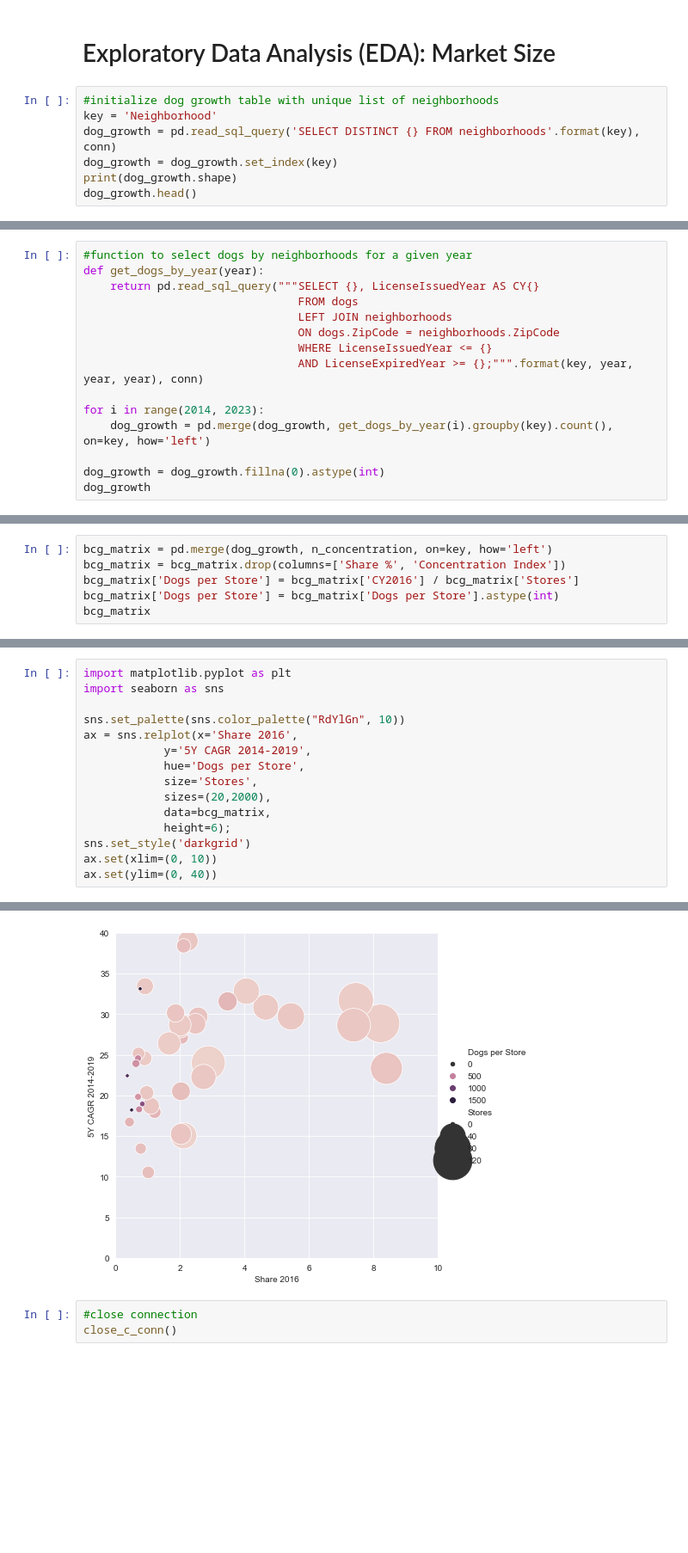
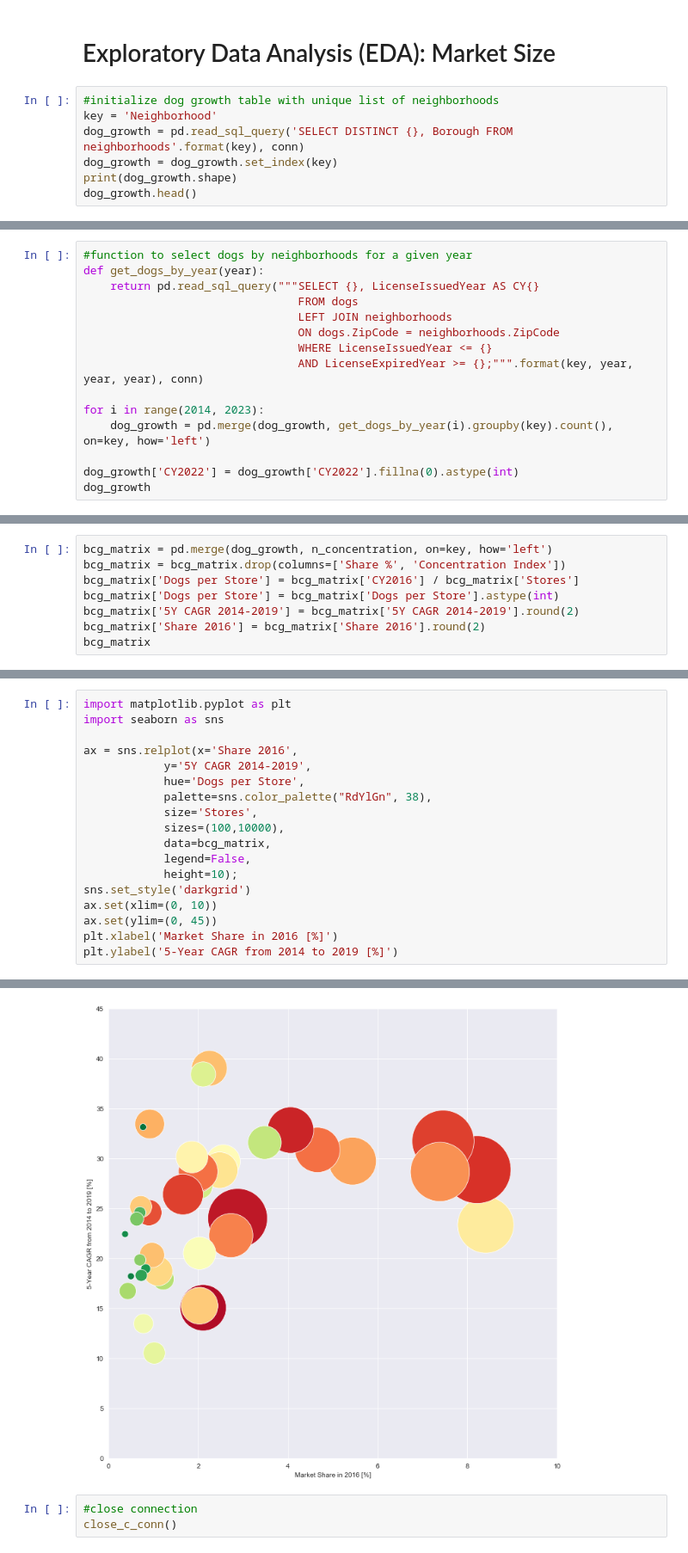
Before and after one commit to acdick/framing_data_with_dataframes, a Jupyter notebook: Source/04_Exploratory_Data_Analysis.ipynb, the cells around one changed output, grey strips where cells are left out. Shown at 86% size. Saved outputs shown, nothing was run; the diff lists cells and outputs as text; blank space fills up the shorter version.

```diff
--- a/Source/04_Exploratory_Data_Analysis.ipynb
+++ b/Source/04_Exploratory_Data_Analysis.ipynb
@@ -113,7 +115,7 @@ HHI_neighborhood
 # %%
 #initialize dog growth table with unique list of neighborhoods
 key = 'Neighborhood'
-dog_growth = pd.read_sql_query('SELECT DISTINCT {} FROM neighborhoods'.format(key), conn)
+dog_growth = pd.read_sql_query('SELECT DISTINCT {}, Borough FROM neighborhoods'.format(key), conn)
 dog_growth = dog_growth.set_index(key)
 print(dog_growth.shape)
 dog_growth.head()
@@ -139,6 +141,6 @@ def get_dogs_by_year(year):
 for i in range(2014, 2023):
     dog_growth = pd.merge(dog_growth, get_dogs_by_year(i).groupby(key).count(), on=key, how='left')
 
-dog_growth = dog_growth.fillna(0).astype(int)
+dog_growth['CY2022'] = dog_growth['CY2022'].fillna(0).astype(int)
 dog_growth
 # %% [output]
@@ -227,5 +230,7 @@ bcg_matrix = pd.merge(dog_growth, n_concentration, on=key, how='left')
 bcg_matrix = bcg_matrix.drop(columns=['Share %', 'Concentration Index'])
 bcg_matrix['Dogs per Store'] = bcg_matrix['CY2016'] / bcg_matrix['Stores']
 bcg_matrix['Dogs per Store'] = bcg_matrix['Dogs per Store'].astype(int)
+bcg_matrix['5Y CAGR 2014-2019'] = bcg_matrix['5Y CAGR 2014-2019'].round(2)
+bcg_matrix['Share 2016'] = bcg_matrix['Share 2016'].round(2)
 bcg_matrix
 # %% [output]
@@ -250,15 +267,18 @@ bcg_matrix
 import matplotlib.pyplot as plt
 import seaborn as sns
 
-sns.set_palette(sns.color_palette("RdYlGn", 10))
 ax = sns.relplot(x='Share 2016',
             y='5Y CAGR 2014-2019',
             hue='Dogs per Store',
+            palette=sns.color_palette("RdYlGn", 38),
             size='Stores',
-            sizes=(20,2000),
+            sizes=(100,10000),
             data=bcg_matrix,
-            height=6);
+            legend=False,
+            height=10);
 sns.set_style('darkgrid')
 ax.set(xlim=(0, 10))
-ax.set(ylim=(0, 40))
+ax.set(ylim=(0, 45))
+plt.xlabel('Market Share in 2016 [%]')
+plt.ylabel('5-Year CAGR from 2014 to 2019 [%]')
 # %% [output]
@@ -266,4 +286,4 @@ ax.set(ylim=(0, 40))
-[figure, old version]
+[figure, new version]
 # %%
 #close connection
 close_c_conn()
```
Also changed, not shown: parts of 12 cells of this notebook.
